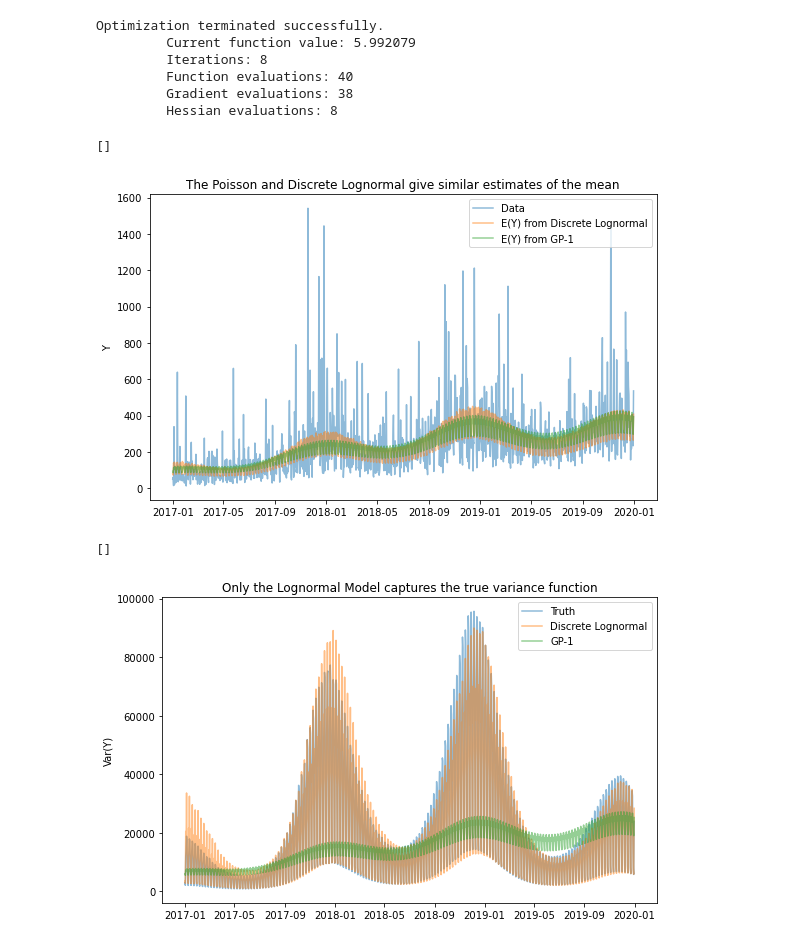
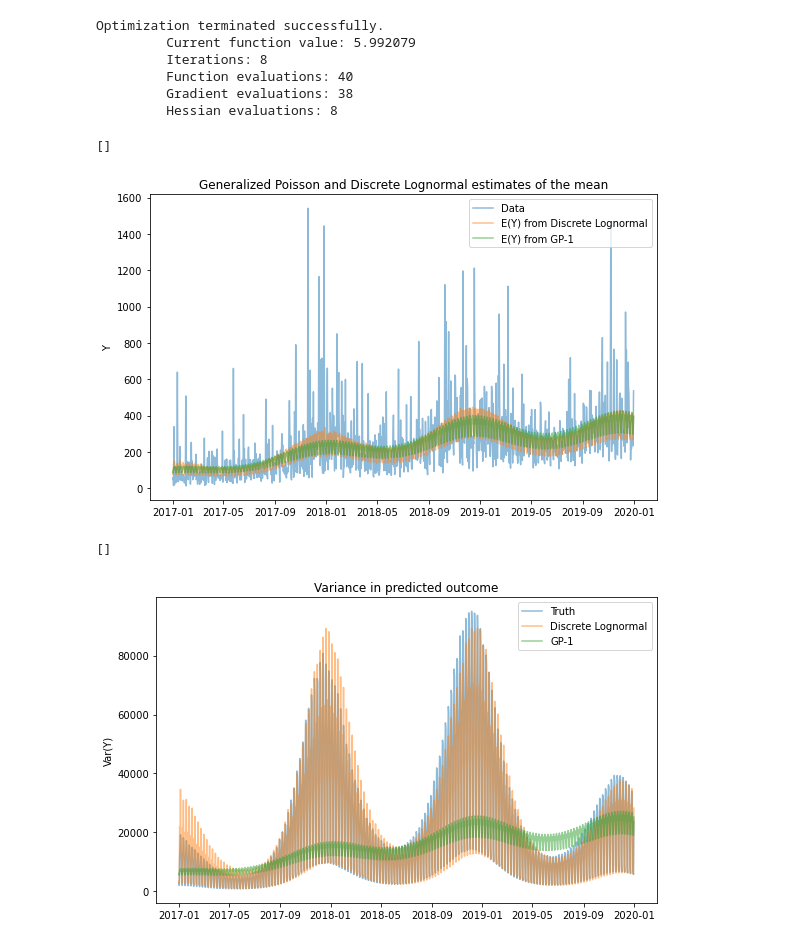
Before and after one commit to eastonhuch/discrete-lognormal-mle, a Jupyter notebook: single_comparison.ipynb, the cells around one changed output. Drawn from its saved outputs; the diff is of its cells as text; code cells hidden in the pictures.

```diff
--- a/single_comparison.ipynb
+++ b/single_comparison.ipynb
@@ -56,25 +56,25 @@ plt.plot(data.days, mod_fit.predict(), alpha=blending, label="E(Y) from Discrete
 plt.plot(data.days, mean_gpois, alpha=blending, label="E(Y) from GP-1")
 plt.legend()
 plt.ylabel("Y")
-plt.title("The Poisson and Discrete Lognormal give similar estimates of the mean")
+plt.title("Generalized Poisson and Discrete Lognormal estimates of the mean")
 plt.tight_layout()
 plt.savefig("./plots/mean_functions.png")
 plt.plot()
 # %% [output]
 []
-[figure, old version]
+[figure, new version]
 # %%
 true_params = np.concatenate([data.beta, data.alpha], axis=0)
 # NOTE: Setting n really high makes the plot less wiggly
 plt.plot(data.days, mod.predict(params=true_params, n=100000, return_variance=True), alpha=blending, label="Truth")
 plt.plot(data.days, mod_fit.predict(n=100000, return_variance=True), alpha=blending, label="Discrete Lognormal")
 plt.plot(data.days, var_gpois, alpha=blending, label="GP-1")
 plt.legend()
 plt.ylabel("Var(Y)")
-plt.title("Only the Lognormal Model captures the true variance function")
+plt.title("Variance in predicted outcome")
 plt.tight_layout()
 plt.savefig("./plots/variance_functions.png")
 plt.plot()
 # %% [output]
 []
-[figure, old version]
+[figure, new version]
```
Also changed, not shown: 1 other file.
